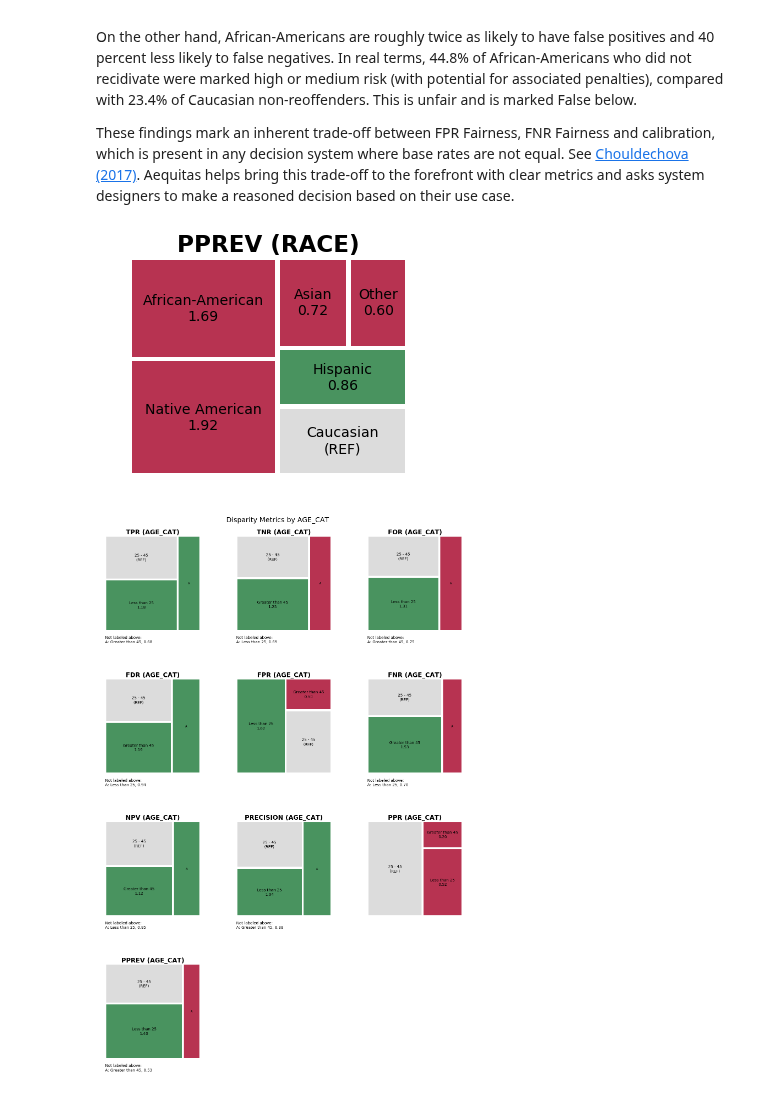
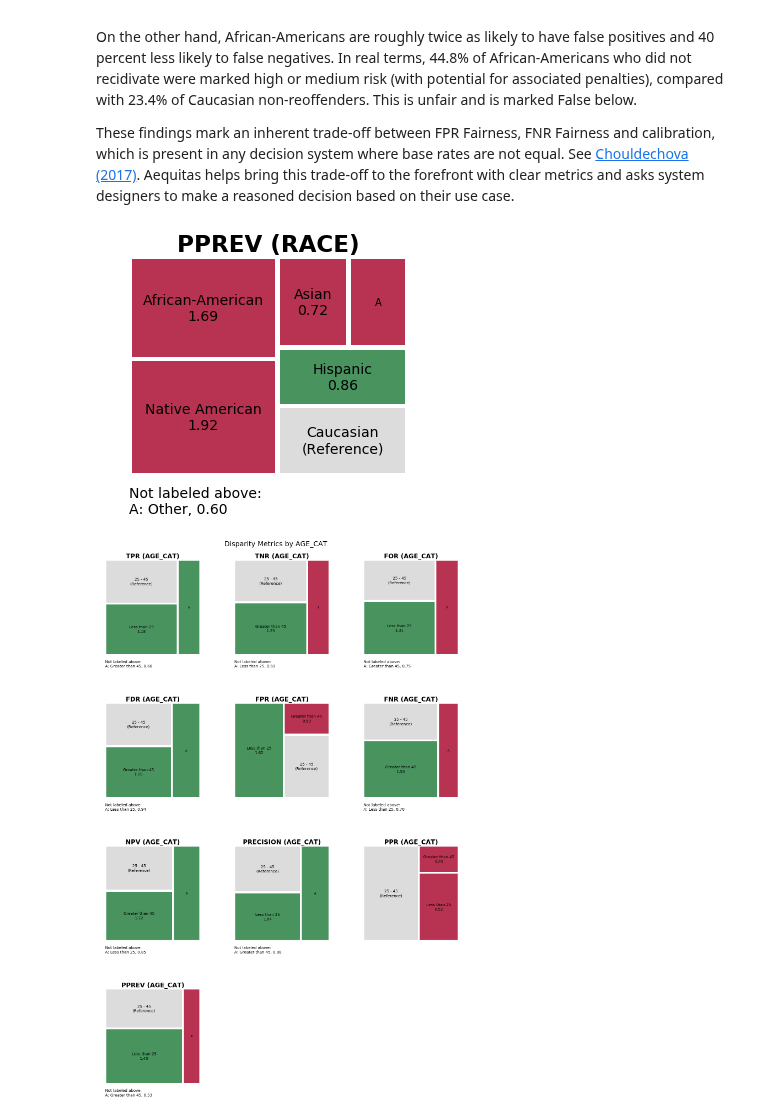
Before and after one commit to dssg/aequitas, a Jupyter notebook: docs/source/examples/compas_demo.ipynb, the cells around one changed output. Cells and saved outputs as stored; diff of their text form; code cells hidden in the pictures.

Commit message:
label tweaks

```diff
--- a/docs/source/examples/compas_demo.ipynb
+++ b/docs/source/examples/compas_demo.ipynb
@@ -388,7 +388,7 @@ def squarify_plot_rects(rects, data_table, norm_x=100, norm_y=100, color=None,
             x, y, dx, dy = r['x'], r['y'], r['dx'], r['dy']
             length = dx
 
-            indent_length = 2
+            indent_length = 4
             CHAR_PLACEHOLDER = 1.5
 
             # if box large enough, add labels and values
@@ -412,7 +412,7 @@ def squarify_plot_rects(rects, data_table, norm_x=100, norm_y=100, color=None,
     ax.set_ylim(0, norm_y)
     return ax
 # %%
-def metric_treemap_capped(data_table, group_metric, attribute_name, color_mapping=None, model_id=1, ax=None, fig=None, higlight_fairness=False):
+def metric_treemap(data_table, group_metric, attribute_name, color_mapping=None, model_id=1, ax=None, fig=None, higlight_fairness=False):
     import squarify
     '''
     Create treemap from disparity or absolute metric values
@@ -496,7 +496,7 @@ def metric_treemap_capped(data_table, group_metric, attribute_name, color_mappin
                      val for val in values]
 
     #     labels = [f"{attr}\n{attr_val}\n{disp:.2f}" for attr, attr_val, disp in zip(data_table['attribute_name'], data_table['attribute_value'], data_table[related_disparity])]
-    labels = [f"{attr_val}\n{disp:.2f}" if disp != 1. else f"{attr_val}\n(REF)" for attr_val, disp in zip(sorted_df['attribute_value'], sorted_df[related_disparity])]
+    labels = [f"{attr_val}\n{disp:.2f}" if disp != 1. else f"{attr_val}\n(Reference)" for attr_val, disp in zip(sorted_df['attribute_value'], sorted_df[related_disparity])]
 
     normed = squarify.normalize_sizes(scaled_values, width, height)
 
@@ -859,13 +743,13 @@ On the other hand, African-Americans are roughly twice as likely to have false p
 These findings mark an inherent trade-off between FPR Fairness, FNR Fairness and calibration, which is present in any decision system where base rates are not equal. See [Chouldechova (2017)](https://www.andrew.cmu.edu/user/achoulde/files/disparate_impact.pdf). Aequitas helps bring this trade-off to the forefront with clear metrics and asks system designers to make a reasoned decision based on their use case.
 # %%
 # capped treemap
-metric_treemap_capped(fdf, 'pprev', 'race', higlight_fairness = True)
+metric_treemap(fdf, 'pprev', 'race', higlight_fairness = True)
 # %% [output]
-[figure, old version]
+[figure, new version]
 # %%
 # specify one attribute, multiple metrics
-a_tm = plot_multiple_treemaps(fdf, metric_treemap_capped, attributes=['age_cat'], metrics='all', higlight_fairness = True)
+a_tm = plot_multiple_treemaps(fdf, metric_treemap, attributes=['age_cat'], metrics='all', higlight_fairness = True)
 # %% [output]
-[figure, old version]
+[figure, new version]
 # %%
 # specify no attributes, multiple metrics
```
Also changed, not shown: parts of 12 cells of this notebook.
